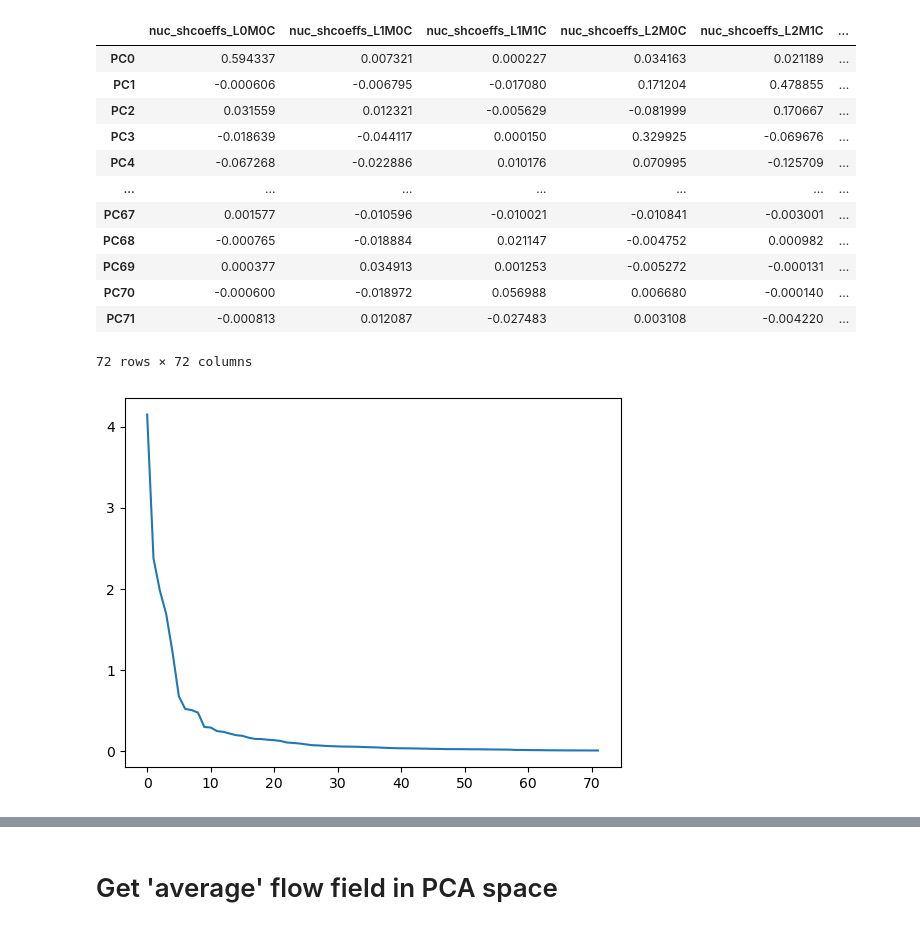
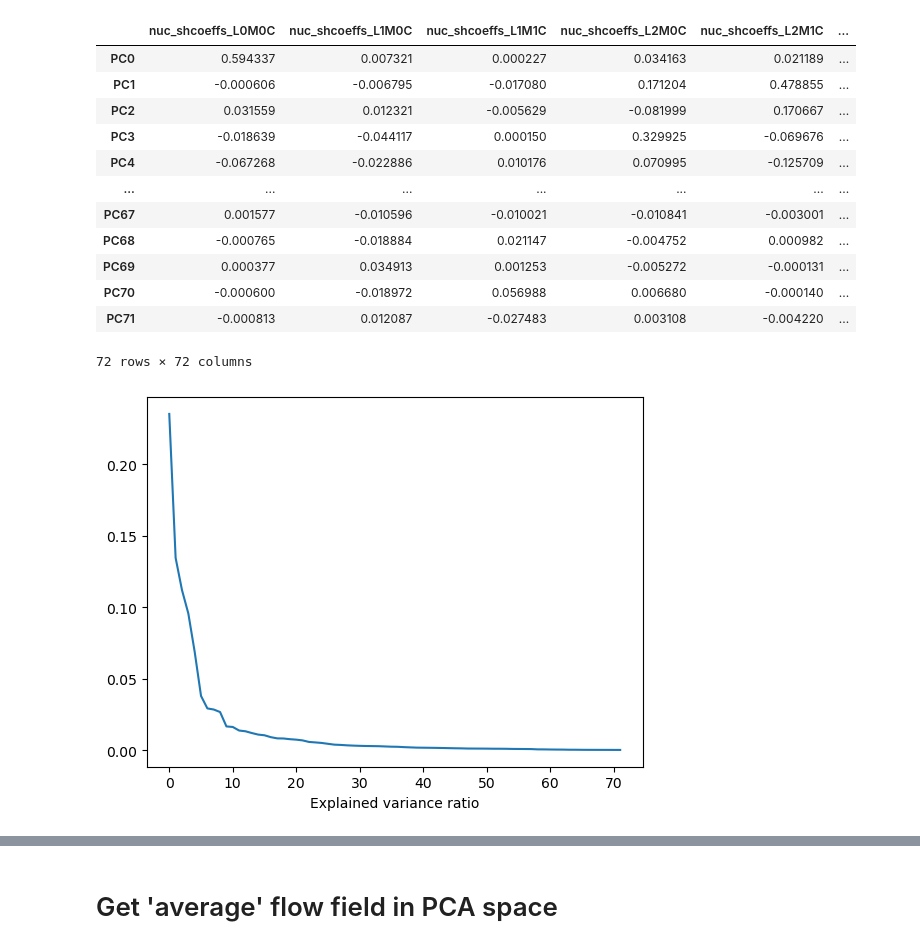
Before and after one commit to xies/mouse_skin_size_control, a Jupyter notebook: differentiation_analysis/morphometrics/visualize_PCA_space.ipynb, the cells around one changed output, grey strips where cells are left out. Drawn from its saved outputs; the diff is of its cells as text; code cells hidden in the pictures.

```diff
--- a/differentiation_analysis/morphometrics/visualize_PCA_space.ipynb
+++ b/differentiation_analysis/morphometrics/visualize_PCA_space.ipynb
@@ -62,25 +66,28 @@ mean_shape = coefs_raw.mean().droplevel(level=1)
 # %%
 components = pd.read_csv('/Users/xies/Library/CloudStorage/OneDrive-Stanford/Skin/Mesa et al/Lineage models/Dataset pickles/pca_components.csv',
                         index_col=0)
 
 explained_variance = pd.read_csv('/Users/xies/Library/CloudStorage/OneDrive-Stanford/Skin/Mesa et al/Lineage models/Dataset pickles/pca_explained_variance.csv',
                                 index_col=0)
 
-plt.plot(explained_variance)
+plt.plot(explained_variance/explained_variance.sum())
+plt.xlabel('PCs')
+plt.xlabel('Explained variance ratio')
+plt.savefig(figure_dir / 'explained_variance_ratio.svg')
 # The diagonal matrix
 components
 # %% [output]
 |  | nuc_shcoeffs_L0M0C | nuc_shcoeffs_L1M0C | nuc_shcoeffs_L1M1C | nuc_shcoeffs_L2M0C | nuc_shcoeffs_L2M1C | ... |
 | PC0 | 0.594337 | 0.007321 | 0.000227 | 0.034163 | 0.021189 | ... |
 | PC1 | -0.000606 | -0.006795 | -0.017080 | 0.171204 | 0.478855 | ... |
 | PC2 | 0.031559 | 0.012321 | -0.005629 | -0.081999 | 0.170667 | ... |
 | PC3 | -0.018639 | -0.044117 | 0.000150 | 0.329925 | -0.069676 | ... |
 | PC4 | -0.067268 | -0.022886 | 0.010176 | 0.070995 | -0.125709 | ... |
 | ... | ... | ... | ... | ... | ... | ... |
 | PC67 | 0.001577 | -0.010596 | -0.010021 | -0.010841 | -0.003001 | ... |
 | PC68 | -0.000765 | -0.018884 | 0.021147 | -0.004752 | 0.000982 | ... |
 | PC69 | 0.000377 | 0.034913 | 0.001253 | -0.005272 | -0.000131 | ... |
 | PC70 | -0.000600 | -0.018972 | 0.056988 | 0.006680 | -0.000140 | ... |
 | PC71 | -0.000813 | 0.012087 | -0.027483 | 0.003108 | -0.004220 | ... |
 72 rows × 72 columns
-[figure, old version]
+[figure, new version]
```
Also changed, not shown: parts of 9 cells of this notebook, 6 other files.
